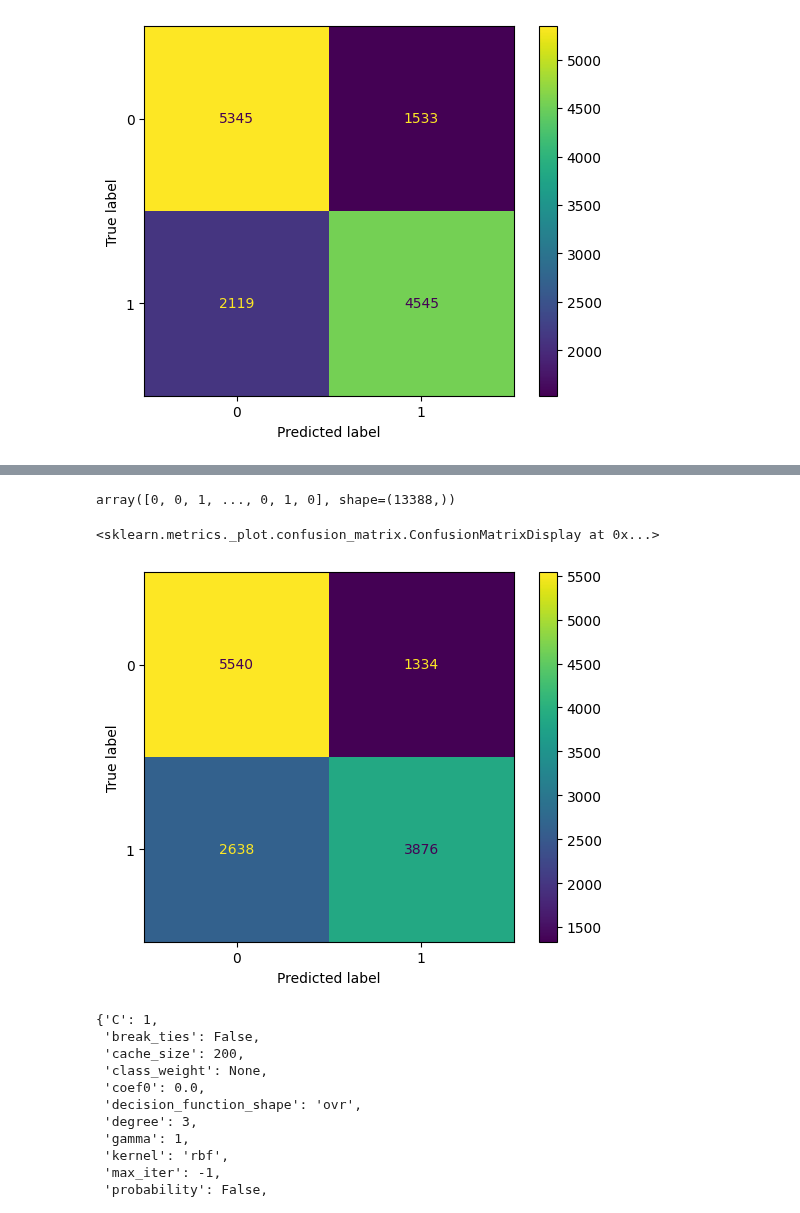
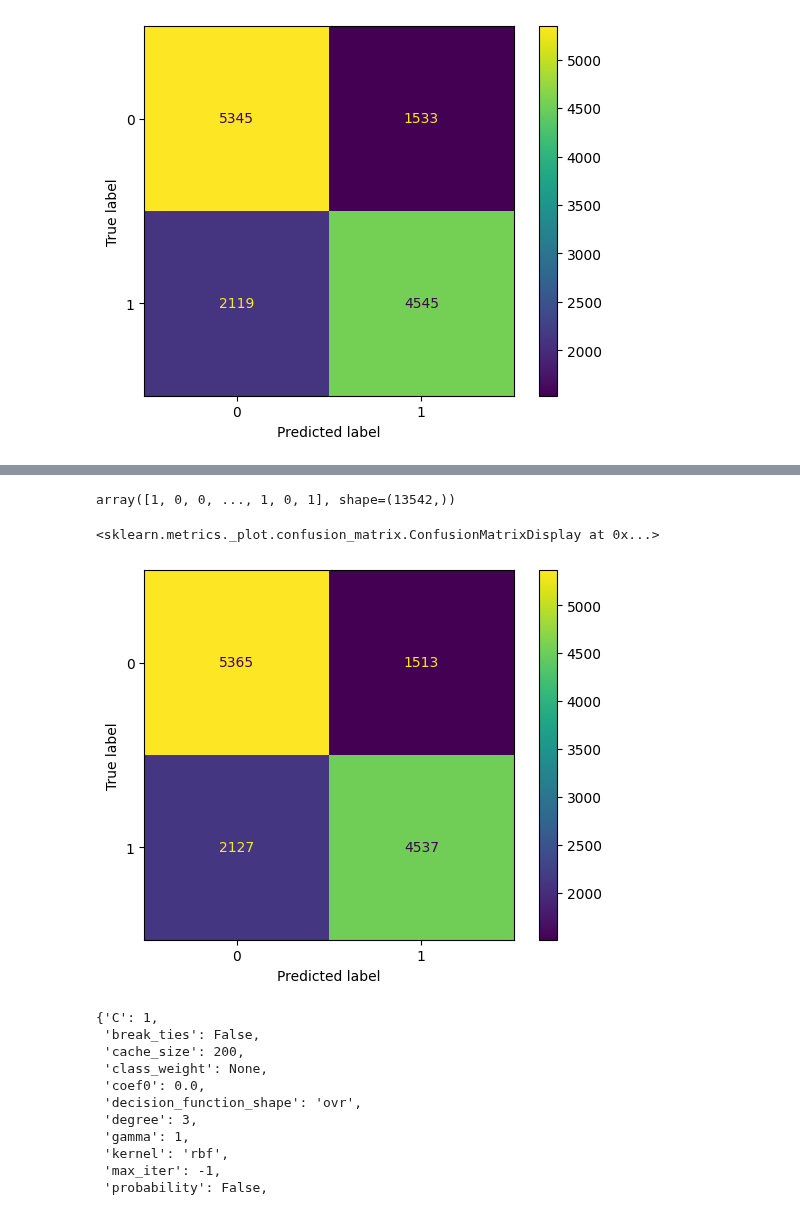
Before and after one commit to bearwinterfirth/medical, a Jupyter notebook: disease_prediction_6.ipynb, the cells around one changed output, grey strips where cells are left out. Drawn from its saved outputs; the diff is of its cells as text; code cells hidden in the pictures.

Commit message:
voting classifier 2

```diff
--- a/disease_prediction_6.ipynb
+++ b/disease_prediction_6.ipynb
@@ -416,23 +379,22 @@ from sklearn.neighbors import KNeighborsClassifier
 from sklearn.svm import SVC
 from sklearn.ensemble import VotingClassifier
 
-clf1=LogisticRegression(l1_ratio=0.9, penalty="elasticnet", solver="saga")
-clf2=KNeighborsClassifier(n_neighbors=25)
+clf1=LogisticRegression(l1_ratio=0.5, penalty="elasticnet", solver="saga")
+clf2=KNeighborsClassifier(n_neighbors=29)
 clf3=SVC(gamma=1, C=1, kernel="rbf")
 
 eclf1=VotingClassifier(estimators=[("log",clf1), ("knn",clf2), ("svc",clf3)],voting="hard")
-eclf1.fit(snX1_train, y1_train)
+eclf1.fit(snX2_train, y2_train)
 
-y1_pred = eclf1.predict(snX1_val)
-y1_pred
+y2_pred = eclf1.predict(snX2_val)
 # %% [output]
-array([0, 0, 1, ..., 0, 1, 0], shape=(13388,))
+array([1, 0, 0, ..., 1, 0, 1], shape=(13542,))
 # %%
-cm=confusion_matrix(y1_val, y1_pred)
+cm=confusion_matrix(y2_val, y2_pred)
 ConfusionMatrixDisplay(cm).plot()
 # %% [output]
 <sklearn.metrics._plot.confusion_matrix.ConfusionMatrixDisplay at 0x...>
-[figure, old version]
+[figure, new version]
 # %%
 l
 # %% [output]
```
Also changed, not shown: parts of 9 cells of this notebook.
